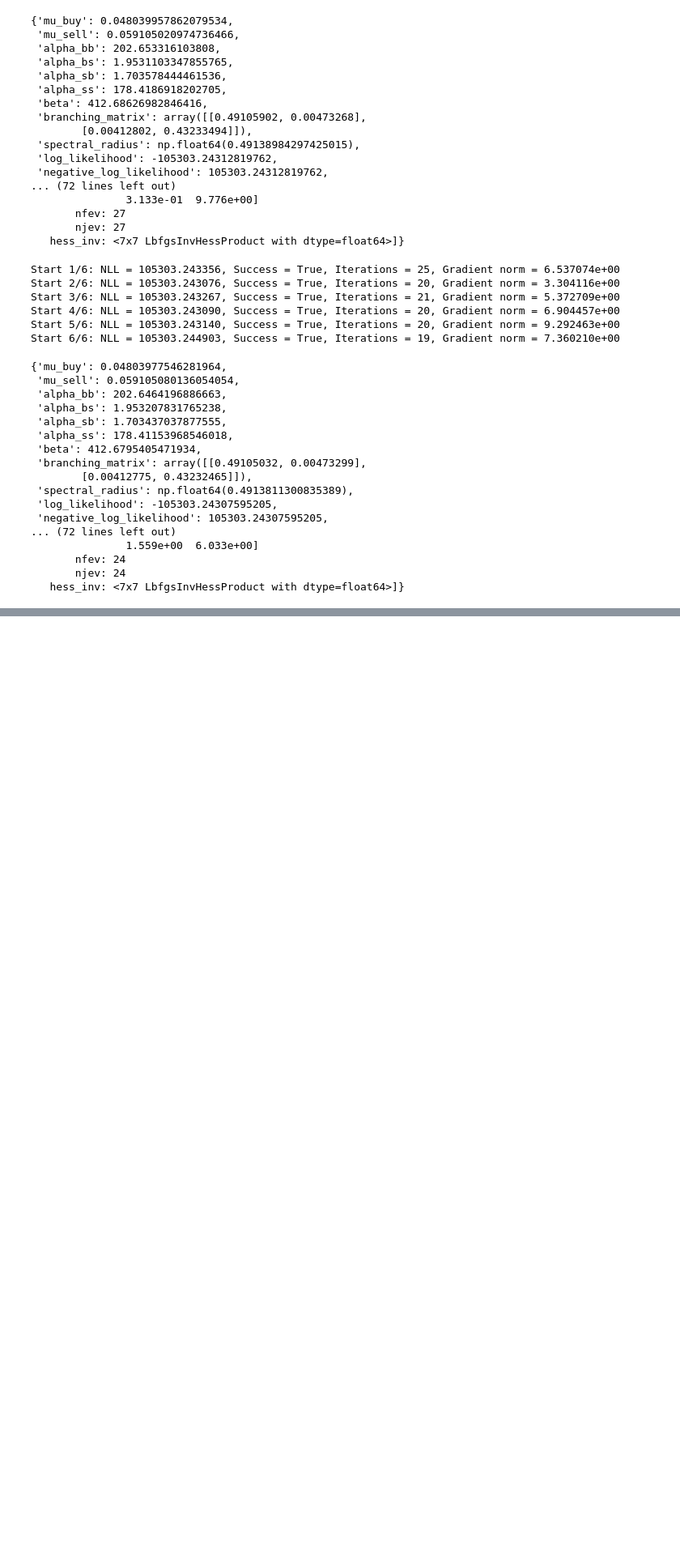
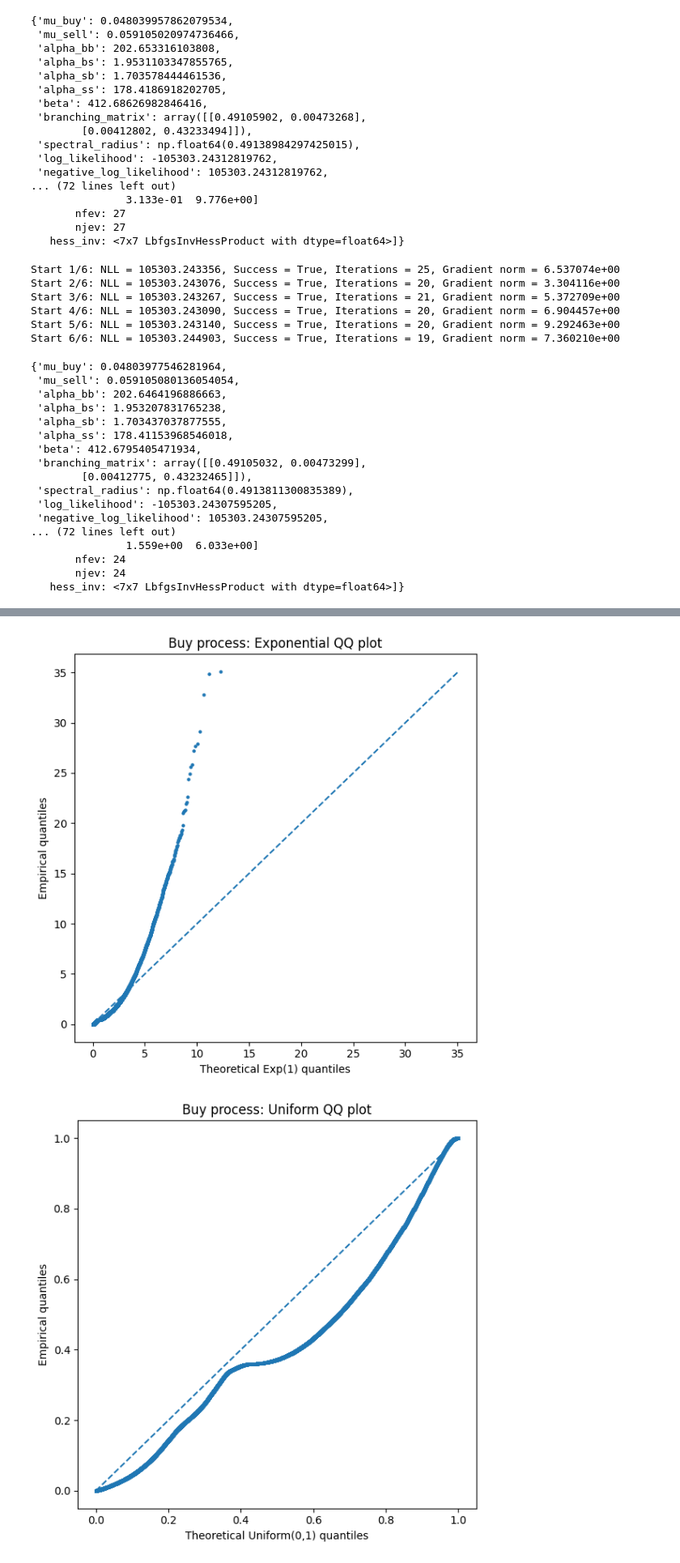
Before and after one commit to dhanwariagarvit21/unified_theory_of_orderflow_vol_implementation, a Jupyter notebook: bivariate_hawkes_proces.ipynb, the cells around one changed output, grey strips where cells are left out. Shown at 81% size. Cells and saved outputs as stored; diff of their text form; code cells hidden in the pictures; blank space fills up the shorter version.

Commit message:
added out of sample validation and qq plots

```diff
--- a/bivariate_hawkes_proces.ipynb
+++ b/bivariate_hawkes_proces.ipynb
@@ -725,0 +983,16 @@ Start 6/6: NLL = 105303.244903, Success = True, Iterations = 19, Gradient norm =
+# %%
+z_buy_test, z_sell_test = calculate_time_rescaled_intervals(
+    times=times_test_gpu,
+    buy_counts=buy_counts_test_gpu,
+    sell_counts=sell_counts_test_gpu,
+    params=best_params,
+    T=test_duration_seconds,
+    init_buy=train_terminal_buy_state,
+    init_sell=train_terminal_sell_state
+)
+
+print("Buy intervals:", z_buy_test.shape)
+print("Sell intervals:", z_sell_test.shape)
+
+print("Buy mean:", z_buy_test.mean().item())
+print("Sell mean:", z_sell_test.mean().item())
@@ -725,0 +1004,42 @@ Start 6/6: NLL = 105303.244903, Success = True, Iterations = 19, Gradient norm =
+# %%
+def qq_diagnostics(z, title):
+    if torch.is_tensor(z):
+        z = z.detach().cpu().numpy()
+    else:
+        z = np.asarray(z)
+
+    z = z[np.isfinite(z)]
+    z = z[z >= 0]
+
+    n = len(z)
+    p = (np.arange(1, n + 1) - 0.5) / n
+    empirical = np.sort(z)
+    theoretical_exp = expon.ppf(p, scale=1)
+
+    plt.figure(figsize=(6, 6))
+    plt.scatter(theoretical_exp, empirical, s=5)
+    upper = max(theoretical_exp.max(), empirical.max())
+    plt.plot([0, upper], [0, upper], linestyle="--")
+    plt.xlabel("Theoretical Exp(1) quantiles")
+    plt.ylabel("Empirical quantiles")
+    plt.title(f"{title}: Exponential QQ plot")
+    plt.tight_layout()
+    plt.show()
+    u = 1 - np.exp(-z)
+    empirical_u = np.sort(u)
+    theoretical_u = uniform.ppf(p)
+
+    plt.figure(figsize=(6, 6))
+    plt.scatter(theoretical_u, empirical_u, s=5)
+    plt.plot([0, 1], [0, 1], linestyle="--")
+    plt.xlabel("Theoretical Uniform(0,1) quantiles")
+    plt.ylabel("Empirical quantiles")
+    plt.title(f"{title}: Uniform QQ plot")
+    plt.tight_layout()
+    plt.show()
+
+qq_diagnostics(z_buy_test, "Buy process")
+qq_diagnostics(z_sell_test, "Sell process")
+# %% [output]
+[figure, added]
+[figure, added]
```
Also changed, not shown: parts of 8 cells of this notebook.
